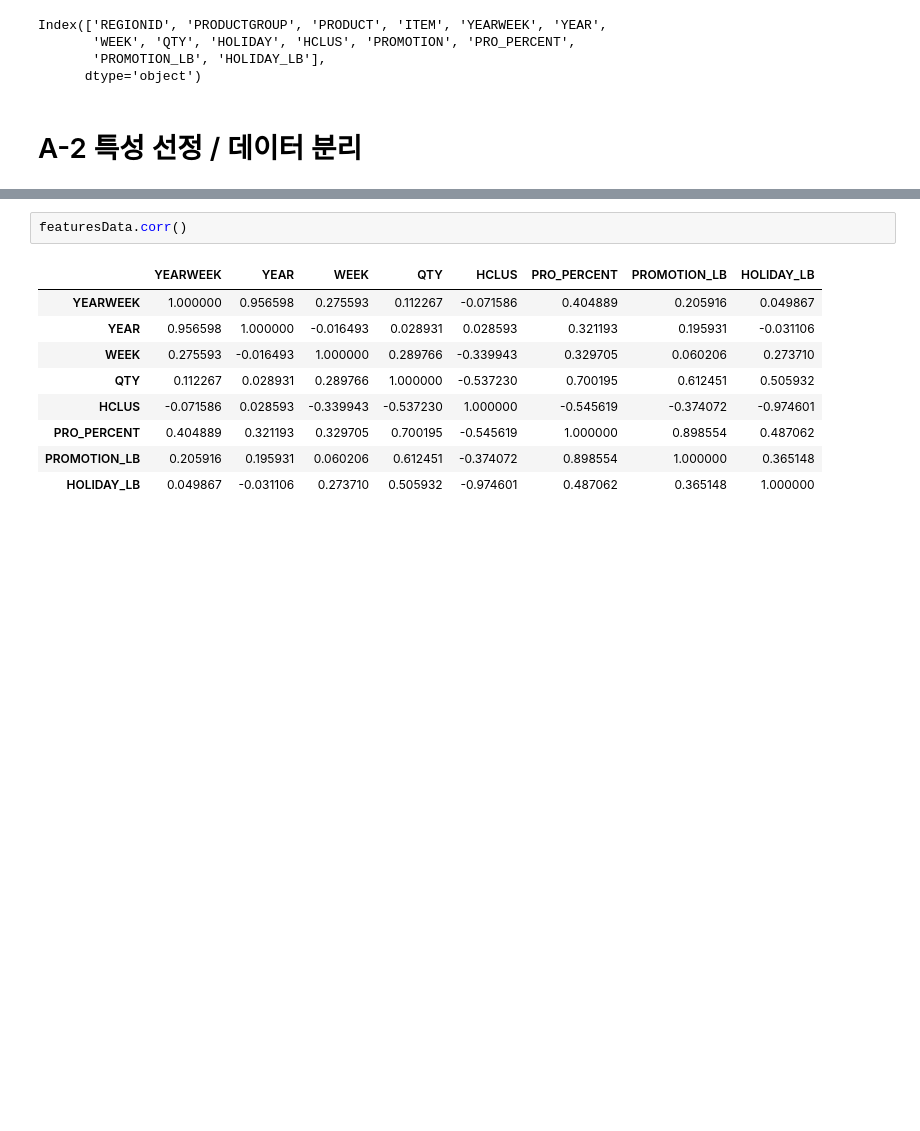
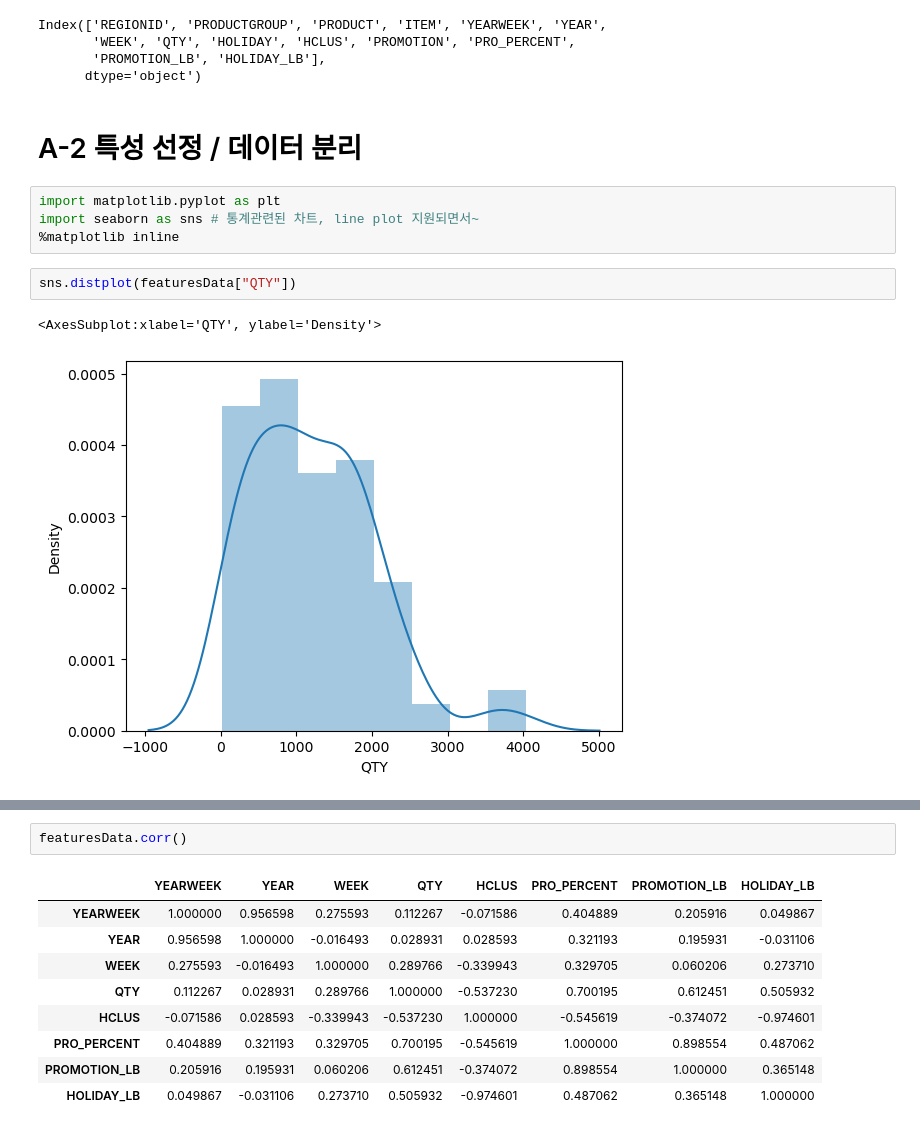
Before and after one commit to ki-ottl/python, a Jupyter notebook: Session07 - 유형별로 실습하는 머신러닝/mlModel.ipynb, the cells around one changed output, grey strips where cells are left out. Drawn from its saved outputs; the diff is of its cells as text; blank space fills up the shorter version.

```diff
--- a/Session07 - 유형별로 실습하는 머신러닝/mlModel.ipynb
+++ b/Session07 - 유형별로 실습하는 머신러닝/mlModel.ipynb
@@ -86,3 +86,12 @@ Index(['REGIONID', 'PRODUCTGROUP', 'PRODUCT', 'ITEM', 'YEARWEEK', 'YEAR',
       dtype='object')
 # %% [markdown]
 # A-2 특성 선정 / 데이터 분리
+# %%
+import matplotlib.pyplot as plt
+import seaborn as sns # 통계관련된 차트, line plot 지원되면서~
+%matplotlib inline
+# %%
+sns.distplot(featuresData["QTY"])
+# %% [output]
+<AxesSubplot:xlabel='QTY', ylabel='Density'>
+[figure, added]
```
Also changed, not shown: parts of 8 cells of this notebook.
